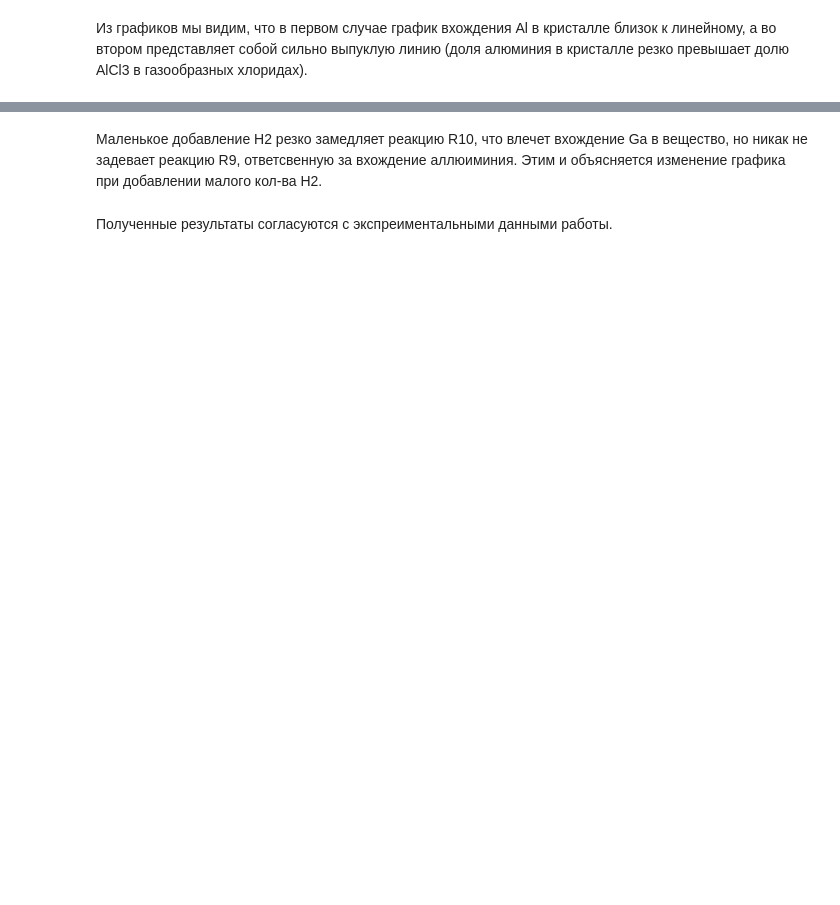
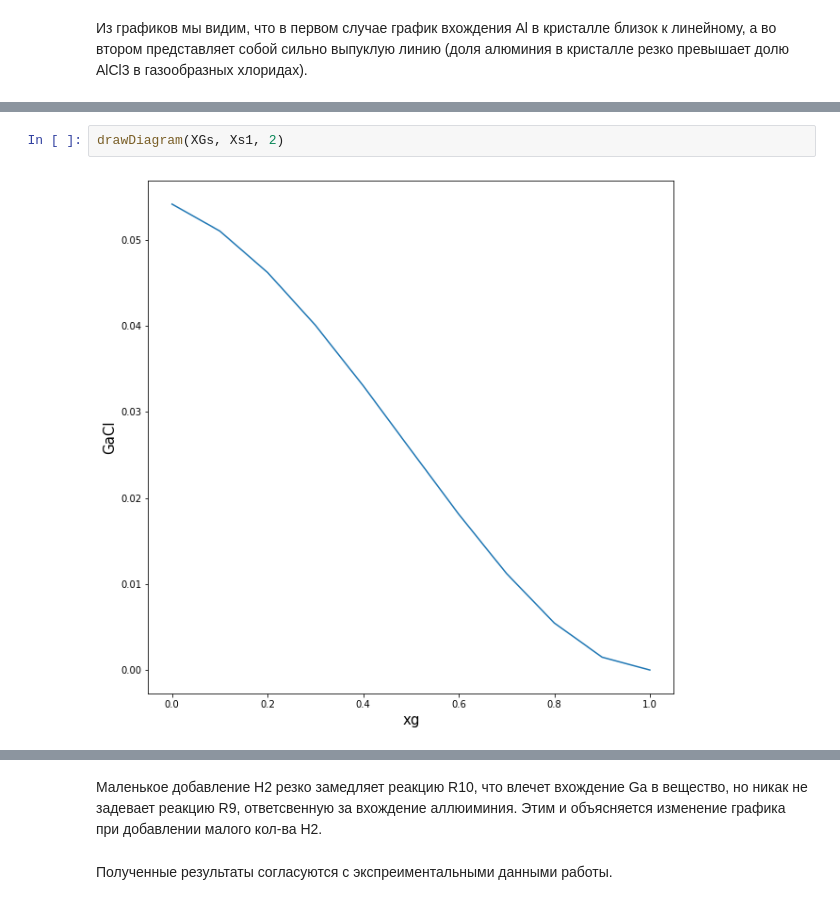
Before and after one commit to maxLundin/computational_methods, a Jupyter notebook: course_work/Task3.ipynb, the cells around one changed output, grey strips where cells are left out. Cells and saved outputs as stored; diff of their text form; blank space fills up the shorter version.

```diff
--- a/course_work/Task3.ipynb
+++ b/course_work/Task3.ipynb
@@ -116,0 +133,4 @@ drawDiagram(XGs, Xs2)
+# %%
+drawDiagram(XGs, Xs1, 2)
+# %% [output]
+[figure, added]
```
Also changed, not shown: parts of 8 cells of this notebook.
